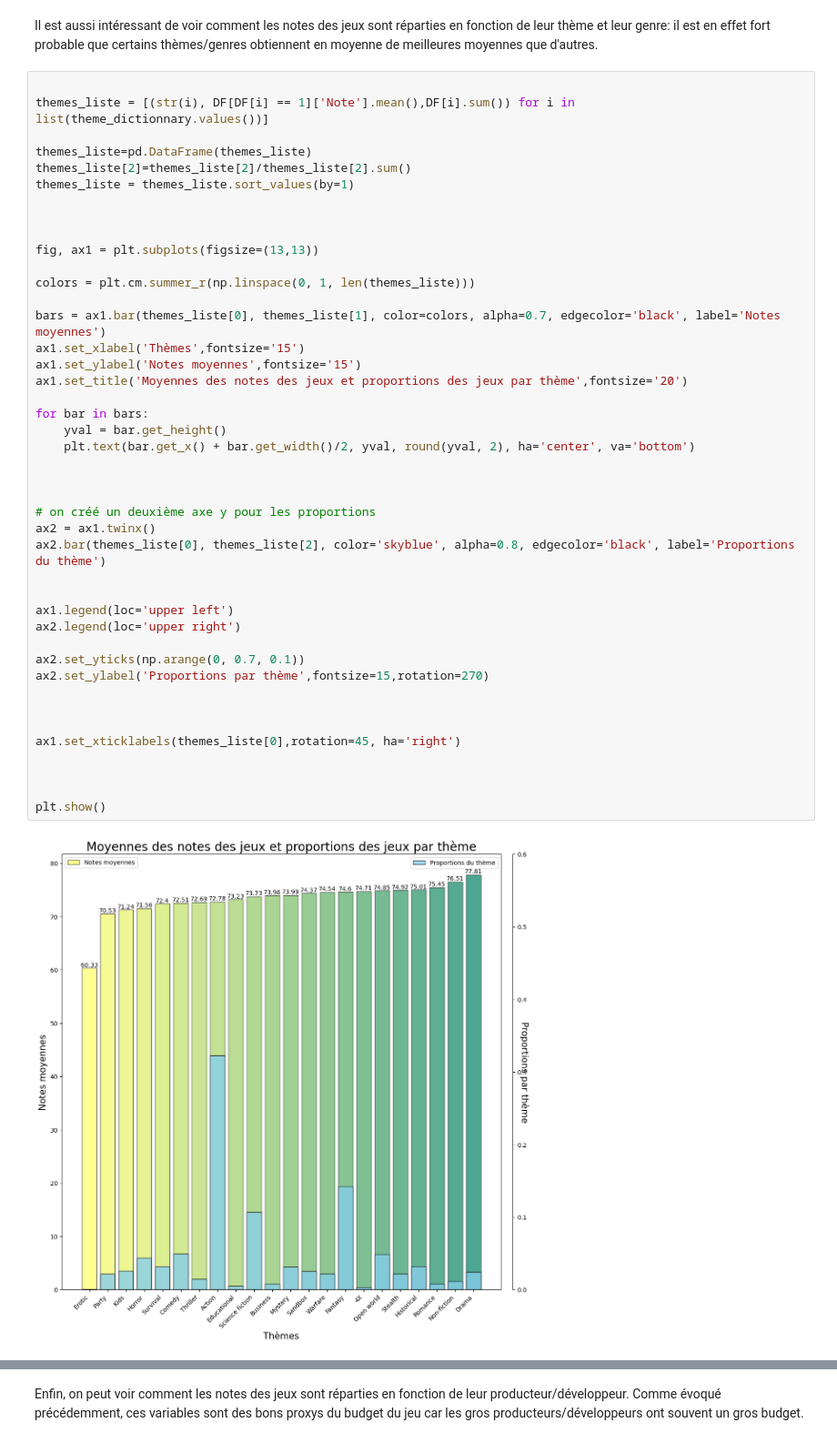
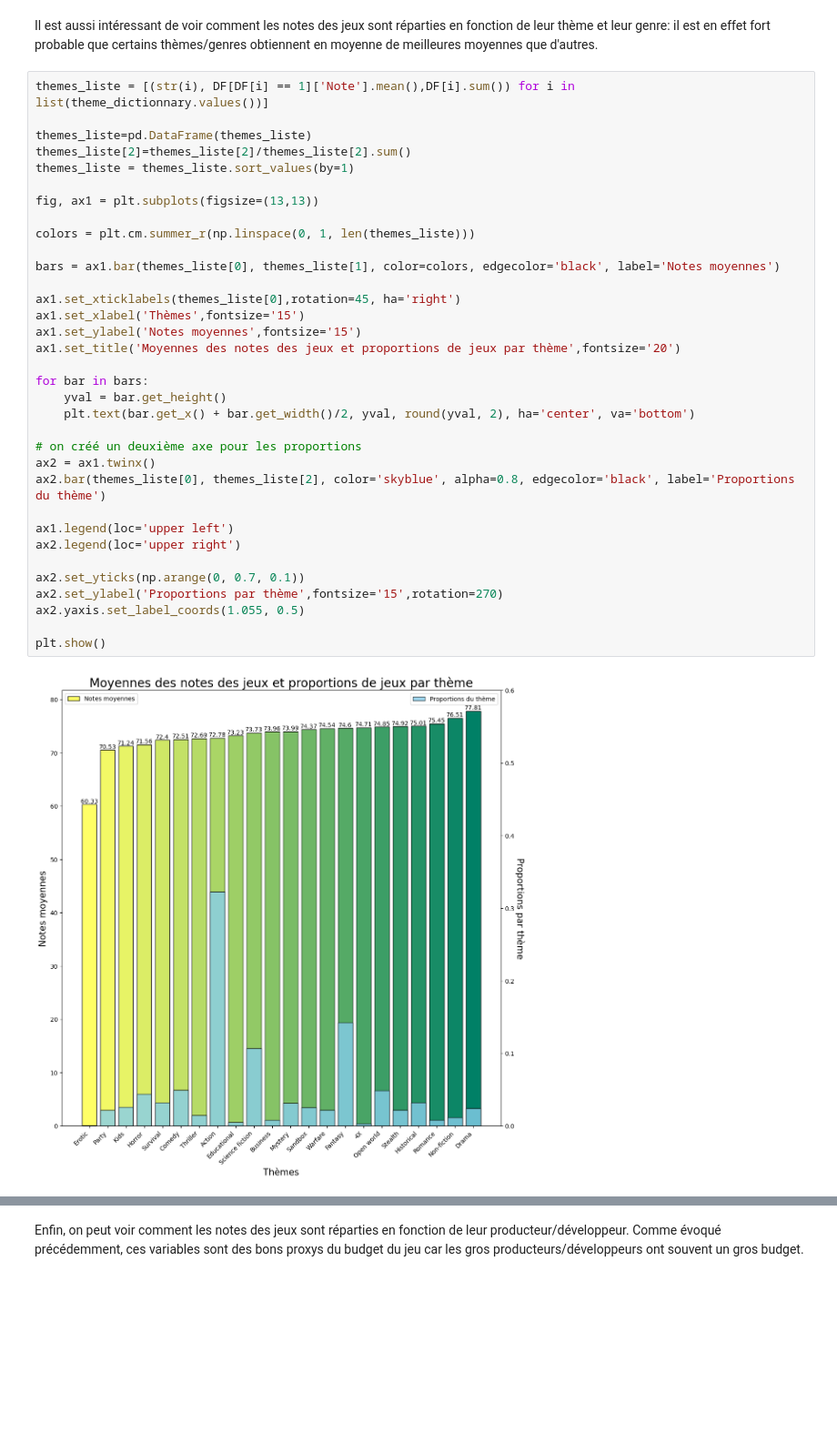
Before and after one commit to PyTomSss/PythonProjects, a Jupyter notebook: Project_Notebook.ipynb, the cells around one changed output, grey strips where cells are left out. Shown at 91% size. Drawn from its saved outputs; the diff is of its cells as text; blank space fills up the shorter version.

```diff
--- a/Project_Notebook.ipynb
+++ b/Project_Notebook.ipynb
@@ -1289,47 +1289,38 @@ Comme le nombre de plateformes est un proxy du nombre d'utilisateurs du jeu, il
 # %% [markdown]
 Il est aussi intéressant de voir comment les notes des jeux sont réparties en fonction de leur thème et leur genre: il est en effet fort probable que certains thèmes/genres obtiennent en moyenne de meilleures moyennes que d'autres.
 # %%
-
 themes_liste = [(str(i), DF[DF[i] == 1]['Note'].mean(),DF[i].sum()) for i in list(theme_dictionnary.values())]
 
 themes_liste=pd.DataFrame(themes_liste)
 themes_liste[2]=themes_liste[2]/themes_liste[2].sum()
 themes_liste = themes_liste.sort_values(by=1)
 
-
-
 fig, ax1 = plt.subplots(figsize=(13,13))
 
 colors = plt.cm.summer_r(np.linspace(0, 1, len(themes_liste)))
 
-bars = ax1.bar(themes_liste[0], themes_liste[1], color=colors, alpha=0.7, edgecolor='black', label='Notes moyennes')
+bars = ax1.bar(themes_liste[0], themes_liste[1], color=colors, edgecolor='black', label='Notes moyennes')
+
+ax1.set_xticklabels(themes_liste[0],rotation=45, ha='right')
 ax1.set_xlabel('Thèmes',fontsize='15')
 ax1.set_ylabel('Notes moyennes',fontsize='15')
-ax1.set_title('Moyennes des notes des jeux et proportions des jeux par thème',fontsize='20')
+ax1.set_title('Moyennes des notes des jeux et proportions de jeux par thème',fontsize='20')
 
 for bar in bars:
     yval = bar.get_height()
     plt.text(bar.get_x() + bar.get_width()/2, yval, round(yval, 2), ha='center', va='bottom')
 
-
-
-# on créé un deuxième axe y pour les proportions
+# on créé un deuxième axe pour les proportions
 ax2 = ax1.twinx()
 ax2.bar(themes_liste[0], themes_liste[2], color='skyblue', alpha=0.8, edgecolor='black', label='Proportions du thème')
-
 
 ax1.legend(loc='upper left')
 ax2.legend(loc='upper right')
 
 ax2.set_yticks(np.arange(0, 0.7, 0.1))
-ax2.set_ylabel('Proportions par thème',fontsize=15,rotation=270)
-
-
-
-ax1.set_xticklabels(themes_liste[0],rotation=45, ha='right')
-
-
+ax2.set_ylabel('Proportions par thème',fontsize='15',rotation=270)
+ax2.yaxis.set_label_coords(1.055, 0.5)
 
 plt.show()
 # %% [output]
-[figure, old version]
+[figure, new version]
```
Also changed, not shown: parts of 6 cells of this notebook.
